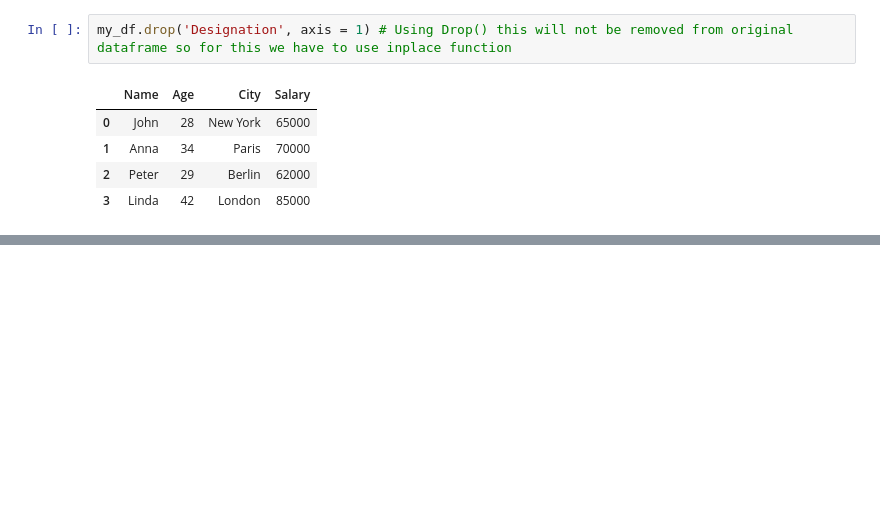
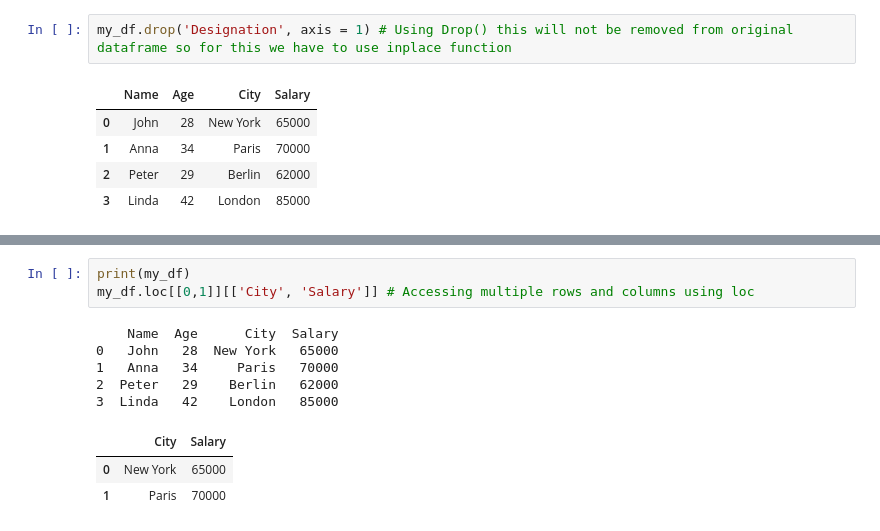
Before and after one commit to muhammadsulaimandata/Learnings, a Jupyter notebook: Python/Pandas/02_Data_Frames.ipynb, the cells around one changed output, grey strips where cells are left out. Drawn from its saved outputs; the diff is of its cells as text; blank space fills up the shorter version.

```diff
--- a/Python/Pandas/02_Data_Frames.ipynb
+++ b/Python/Pandas/02_Data_Frames.ipynb
@@ -115,0 +162,12 @@ KeyError: "['Designation'] not found in axis"
+# %%
+print(my_df)
+my_df.loc[[0,1]][['City', 'Salary']] # Accessing multiple rows and columns using loc
+# %% [output]
+    Name  Age      City  Salary
+0   John   28  New York   65000
+1   Anna   34     Paris   70000
+2  Peter   29    Berlin   62000
+3  Linda   42    London   85000
+|  | City | Salary |
+| 0 | New York | 65000 |
+| 1 | Paris | 70000 |
```
Also changed, not shown: parts of 11 cells of this notebook.
